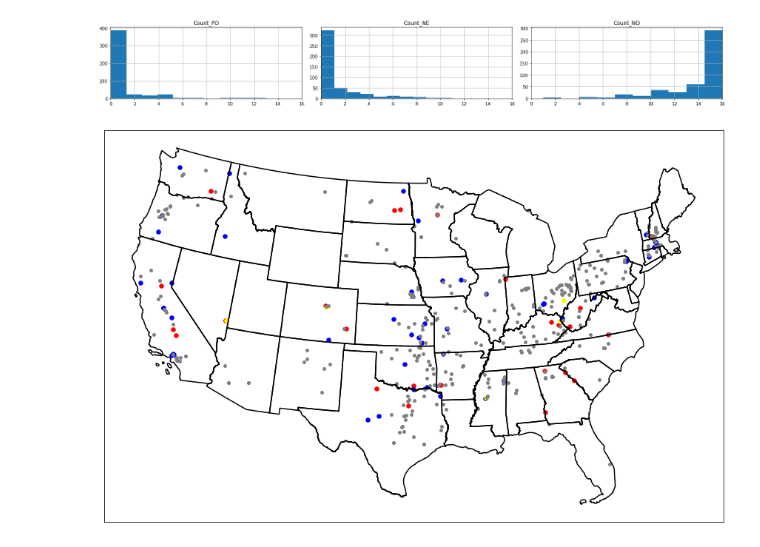
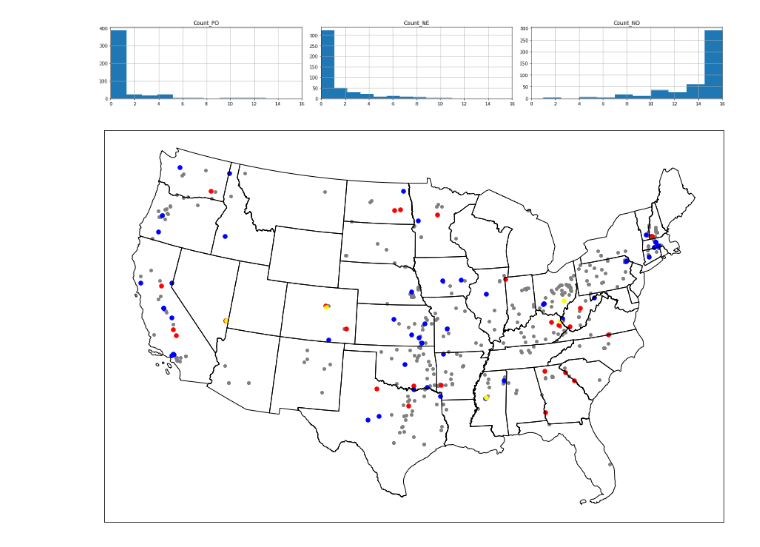
Before and after one commit to I-GUIDE/population_vulnerable_to_dam_failure, a Jupyter notebook: K_means_clustering-Copy1.ipynb, the cells around one changed output. Drawn from its saved outputs; the diff is of its cells as text; code cells hidden in the pictures.

Commit message:
update figures

```diff
--- a/K_means_clustering-Copy1.ipynb
+++ b/K_means_clustering-Copy1.ipynb
@@ -316,16 +316,17 @@ plt.tight_layout()
 [figure]
 # %%
 fig, ax = plt.subplots(figsize=(15,15))
-state.boundary.plot(ax=ax, color='black')
+state.boundary.plot(ax=ax, color='black', linewidth=1)
+
+mi.loc[(mi['Count_PO'] < 4) & (mi['Count_NE'] < 4)].plot(color='grey', markersize=15, ax=ax)
 mi.loc[(mi['Count_PO'] >= 4) & (mi['Count_NE'] < 4)].plot(color='red', markersize=30, ax=ax)
 mi.loc[(mi['Count_NE'] >= 4) & (mi['Count_PO'] < 4)].plot(color='blue', markersize=30, ax=ax)
 mi.loc[(mi['Count_PO'] >= 4) & (mi['Count_NE'] >= 4)].plot(color='yellow', markersize=30, ax=ax)
-mi.loc[(mi['Count_PO'] < 4) & (mi['Count_NE'] < 4)].plot(color='grey', markersize=15, ax=ax)
 
 ax.get_xaxis().set_visible(False)
 ax.get_yaxis().set_visible(False)
 # %% [output]
-[figure, old version]
+[figure, new version]
 # %%
 mi.loc[(mi['Count_NE'] >= 4)].to_file('aaab.shp')
 # %%
```
Also changed, not shown: parts of 8 cells of this notebook.
